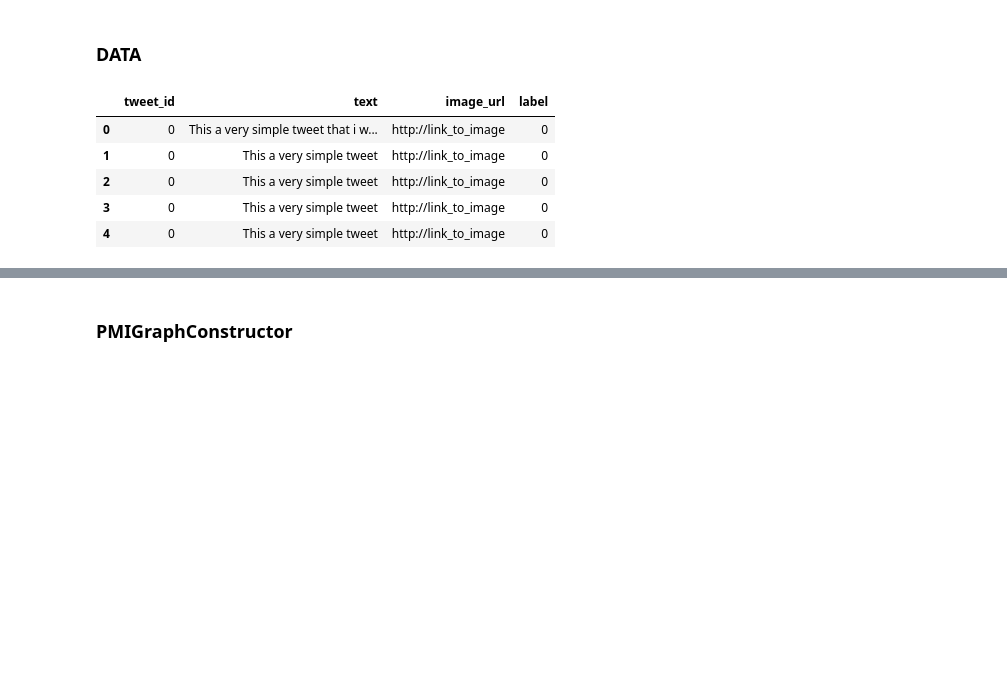
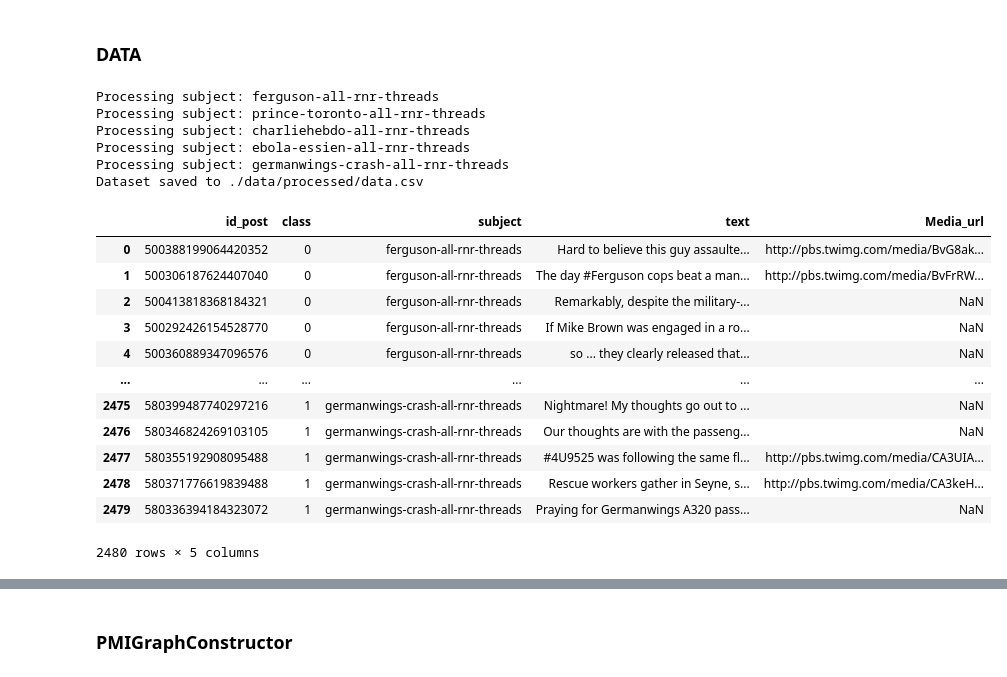
Before and after one commit to AdnaneMaj/Multimodal_fake_news_detection, a Jupyter notebook: main.ipynb, the cells around one changed output, grey strips where cells are left out. Cells and saved outputs as stored; diff of their text form; code cells hidden in the pictures; blank space fills up the shorter version.

```diff
--- a/main.ipynb
+++ b/main.ipynb
@@ -5,15 +3,35 @@
-# %%
-from src.utils import get_dataframe
-
-data_example = get_dataframe()
-data_example
-# %% [output]
-|  | tweet_id | text | image_url | label |
-| 0 | 0 | This a very simple tweet that i w... | http://link_to_image | 0 |
-| 1 | 0 | This a very simple tweet | http://link_to_image | 0 |
-| 2 | 0 | This a very simple tweet | http://link_to_image | 0 |
-| 3 | 0 | This a very simple tweet | http://link_to_image | 0 |
-| 4 | 0 | This a very simple tweet | http://link_to_image | 0 |
+# %%
+#Process the raw PHEME data set
+
+from src.utils import DatasetCreator
+
+dataset_creator = DatasetCreator()
+dataset_creator.process_directories()
+dataset_creator.save_to_csv()
+# %% [output]
+Processing subject: ferguson-all-rnr-threads
+Processing subject: prince-toronto-all-rnr-threads
+Processing subject: charliehebdo-all-rnr-threads
+Processing subject: ebola-essien-all-rnr-threads
+Processing subject: germanwings-crash-all-rnr-threads
+Dataset saved to ./data/processed/data.csv
+# %%
+data_example = dataset_creator.get_dataframe()
+data_example
+# %% [output]
+|  | id_post | class | subject | text | Media_url |
+| 0 | 500388199064420352 | 0 | ferguson-all-rnr-threads | Hard to believe this guy assaulte... | http://pbs.twimg.com/media/BvG8ak... |
+| 1 | 500306187624407040 | 0 | ferguson-all-rnr-threads | The day #Ferguson cops beat a man... | http://pbs.twimg.com/media/BvFrRW... |
+| 2 | 500413818368184321 | 0 | ferguson-all-rnr-threads | Remarkably, despite the military-... | NaN |
+| 3 | 500292426154528770 | 0 | ferguson-all-rnr-threads | If Mike Brown was engaged in a ro... | NaN |
+| 4 | 500360889347096576 | 0 | ferguson-all-rnr-threads | so ... they clearly released that... | NaN |
+| ... | ... | ... | ... | ... | ... |
+| 2475 | 580399487740297216 | 1 | germanwings-crash-all-rnr-threads | Nightmare! My thoughts go out to ... | NaN |
+| 2476 | 580346824269103105 | 1 | germanwings-crash-all-rnr-threads | Our thoughts are with the passeng... | NaN |
+| 2477 | 580355192908095488 | 1 | germanwings-crash-all-rnr-threads | #4U9525 was following the same fl... | http://pbs.twimg.com/media/CA3UIA... |
+| 2478 | 580371776619839488 | 1 | germanwings-crash-all-rnr-threads | Rescue workers gather in Seyne, s... | http://pbs.twimg.com/media/CA3keH... |
+| 2479 | 580336394184323072 | 1 | germanwings-crash-all-rnr-threads | Praying for Germanwings A320 pass... | NaN |
+2480 rows × 5 columns
 # %%
 data_example.info()
 # %% [output]
```
Also changed, not shown: parts of 6 cells of this notebook, 5 other files.
